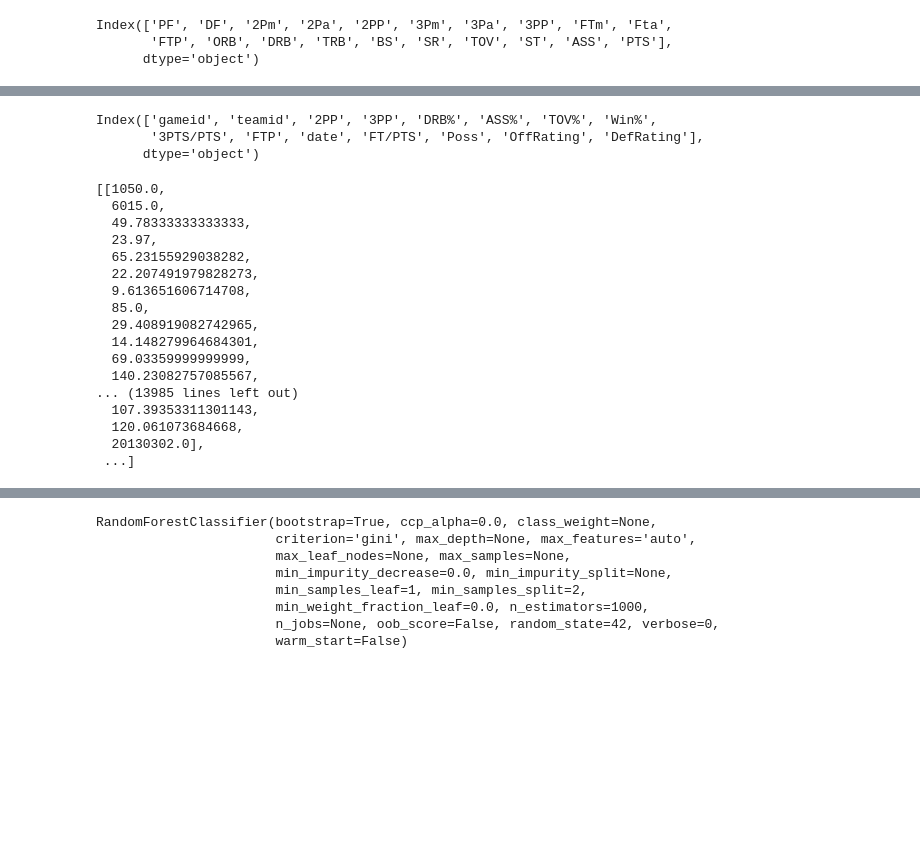
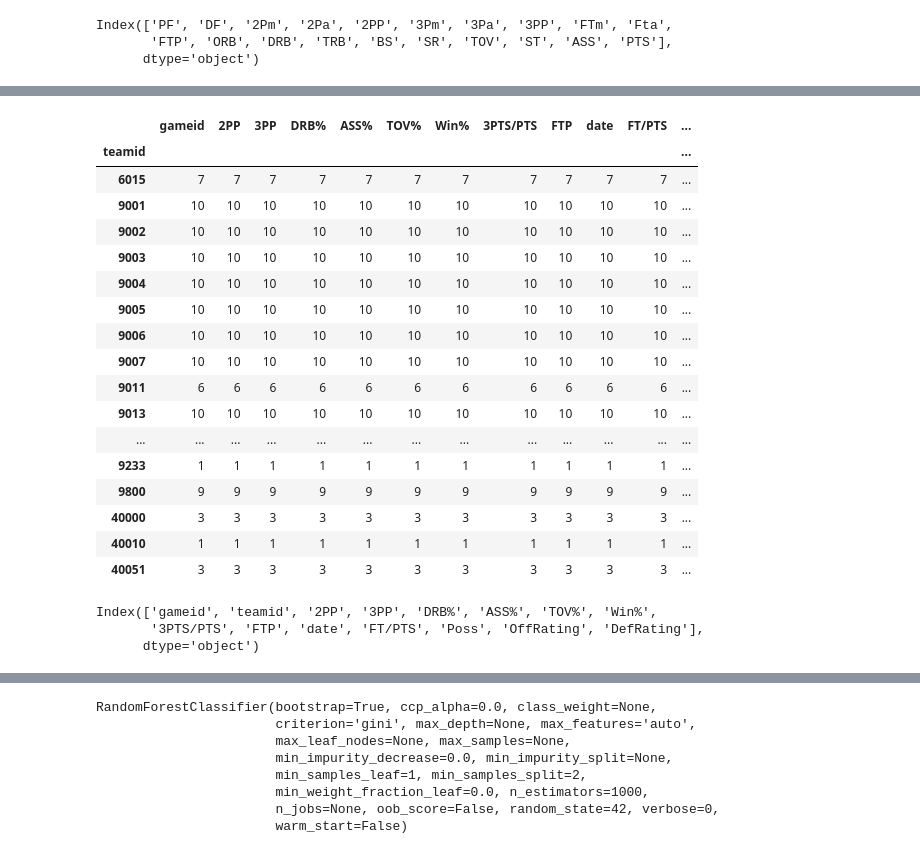
Before and after one commit to begloria/Onlab, a Jupyter notebook: 2020-as szezon jóslása.ipynb, the cells around one changed output, grey strips where cells are left out. Drawn from its saved outputs; the diff is of its cells as text; code cells hidden in the pictures; blank space fills up the shorter version.

```diff
--- a/2020-as szezon jóslása.ipynb
+++ b/2020-as szezon jóslása.ipynb
@@ -68,6 +83,11 @@ def pairwise(iterable):
 lista1=[]
 lista2=[]
 lista3=[]
+lista4=[]
+lista5=[]
+lista6=[]
+lista7=[]
+lista8=[]
 for (i1, row1), (i2, row2) in pairwise(result.sort_values(['date','extra1']).iterrows()):
     if(row1['extra1']==row2['extra1']):
         if(row1['PTS']>row2['PTS']):
@@ -80,10 +100,25 @@ for (i1, row1), (i2, row2) in pairwise(result.sort_values(['date','extra1']).ite
         lista2.append(row2['DRB']/(row1['Fta']-row1['FTm']+row1['2Pa']-row1['2Pm']+row1['3Pa']-row1['3Pm'])*100)
         lista3.append(row2['PTS']/(0.96*(row1['2Pa']+row1['3Pa']+0.44*row1['Fta']+row1['TOV']-row1['ORB']))*100)
         lista3.append(row1['PTS']/(0.96*(row2['2Pa']+row2['3Pa']+0.44*row2['Fta']+row2['TOV']-row2['ORB']))*100)
+        lista4.append(row1['ST']/(0.96*(row2['2Pa']+row2['3Pa']+0.44*row2['Fta']+row2['TOV']-row2['ORB']))*100)
+        lista4.append(row2['ST']/(0.96*(row1['2Pa']+row1['3Pa']+0.44*row1['Fta']+row1['TOV']-row1['ORB']))*100)
+        lista5.append(row1['ORB']/(row1['ORB']+row2['DRB'])*100)
+        lista5.append(row2['ORB']/(row2['ORB']+row1['DRB'])*100)
+        lista6.append(row1['BS']/(row2['2Pa']+row2['3Pa'])*100)
+        lista6.append(row2['BS']/(row1['2Pa']+row1['3Pa'])*100)
+        lista7.append(row2['3PP']/10)
+        lista7.append(row1['3PP']/10)
+        lista8.append(row2['2PP']/10)
+        lista8.append(row1['2PP']/10)
 # %%
 data['Win%']=lista1
 data['DRB%']=lista2
 data['DefRating']=lista3
+data['ST%']=lista4
+data['ORB%']=lista5
+data['BL%']=lista6
+data['Opp_3PP']=lista7
+data['Opp_2PP']=lista8
 # %%
 data=data.sort_values(['teamid','date','gameid'])
 data=data.reset_index()
@@ -95,0 +126,8 @@ KeyError: "['level_0'] not found in axis"
+# %%
+szezon=[]
+date=20100830
+for j,r in data.iterrows():
+    for i in range(0,10):
+        if((r['date']>date+i*10000) &(r['date']<date+(i+1)*10000)):
+            szezon.append(i)
+            break
@@ -96 +160,22 @@ KeyError: "['level_0'] not found in axis"
+# %%
+data.groupby(['teamid','szezon']).count().groupby('teamid').count()
+# %% [output]
+|  | gameid | 2PP | 3PP | DRB% | ASS% | TOV% | Win% | 3PTS/PTS | FTP | date | FT/PTS | ... |
+| teamid |  |  |  |  |  |  |  |  |  |  |  | ... |
+| 6015 | 7 | 7 | 7 | 7 | 7 | 7 | 7 | 7 | 7 | 7 | 7 | ... |
+| 9001 | 10 | 10 | 10 | 10 | 10 | 10 | 10 | 10 | 10 | 10 | 10 | ... |
+| 9002 | 10 | 10 | 10 | 10 | 10 | 10 | 10 | 10 | 10 | 10 | 10 | ... |
+| 9003 | 10 | 10 | 10 | 10 | 10 | 10 | 10 | 10 | 10 | 10 | 10 | ... |
+| 9004 | 10 | 10 | 10 | 10 | 10 | 10 | 10 | 10 | 10 | 10 | 10 | ... |
+| 9005 | 10 | 10 | 10 | 10 | 10 | 10 | 10 | 10 | 10 | 10 | 10 | ... |
+| 9006 | 10 | 10 | 10 | 10 | 10 | 10 | 10 | 10 | 10 | 10 | 10 | ... |
+| 9007 | 10 | 10 | 10 | 10 | 10 | 10 | 10 | 10 | 10 | 10 | 10 | ... |
+| 9011 | 6 | 6 | 6 | 6 | 6 | 6 | 6 | 6 | 6 | 6 | 6 | ... |
+| 9013 | 10 | 10 | 10 | 10 | 10 | 10 | 10 | 10 | 10 | 10 | 10 | ... |
+| ... | ... | ... | ... | ... | ... | ... | ... | ... | ... | ... | ... | ... |
+| 9233 | 1 | 1 | 1 | 1 | 1 | 1 | 1 | 1 | 1 | 1 | 1 | ... |
+| 9800 | 9 | 9 | 9 | 9 | 9 | 9 | 9 | 9 | 9 | 9 | 9 | ... |
+| 40000 | 3 | 3 | 3 | 3 | 3 | 3 | 3 | 3 | 3 | 3 | 3 | ... |
+| 40010 | 1 | 1 | 1 | 1 | 1 | 1 | 1 | 1 | 1 | 1 | 1 | ... |
+| 40051 | 3 | 3 | 3 | 3 | 3 | 3 | 3 | 3 | 3 | 3 | 3 | ... |
 # %%
@@ -123,23 +226,3 @@ data.columns
 Index(['gameid', 'teamid', '2PP', '3PP', 'DRB%', 'ASS%', 'TOV%', 'Win%',
        '3PTS/PTS', 'FTP', 'date', 'FT/PTS', 'Poss', 'OffRating', 'DefRating'],
       dtype='object')
-# %%
-lista
-# %% [output]
-[[1050.0,
-  6015.0,
-  49.78333333333333,
-  23.97,
-  65.23155929038282,
-  22.207491979828273,
-  9.613651606714708,
-  85.0,
-  29.408919082742965,
-  14.148279964684301,
-  69.03359999999999,
-  140.23082757085567,
-... (13985 lines left out)
-  107.39353311301143,
-  120.061073684668,
-  20130302.0],
- ...]
```
Also changed, not shown: parts of 31 cells of this notebook.
